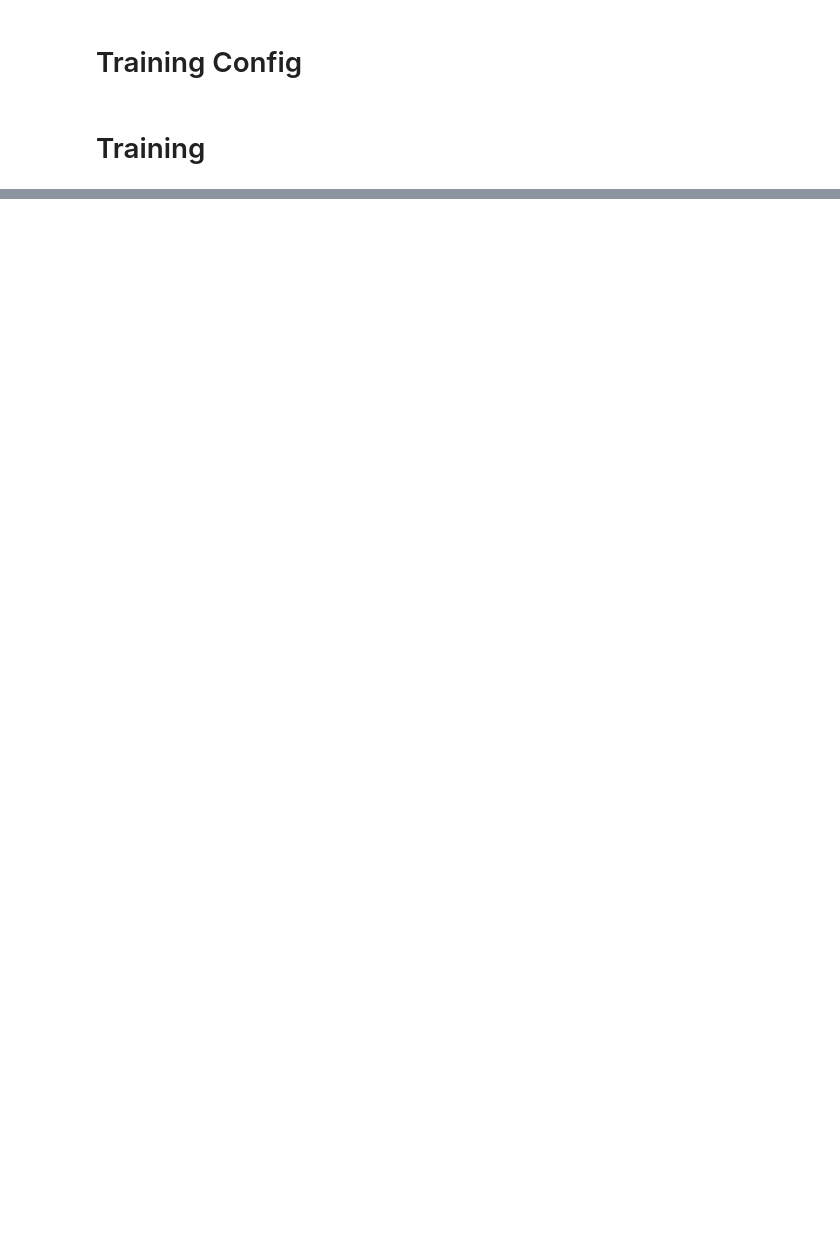
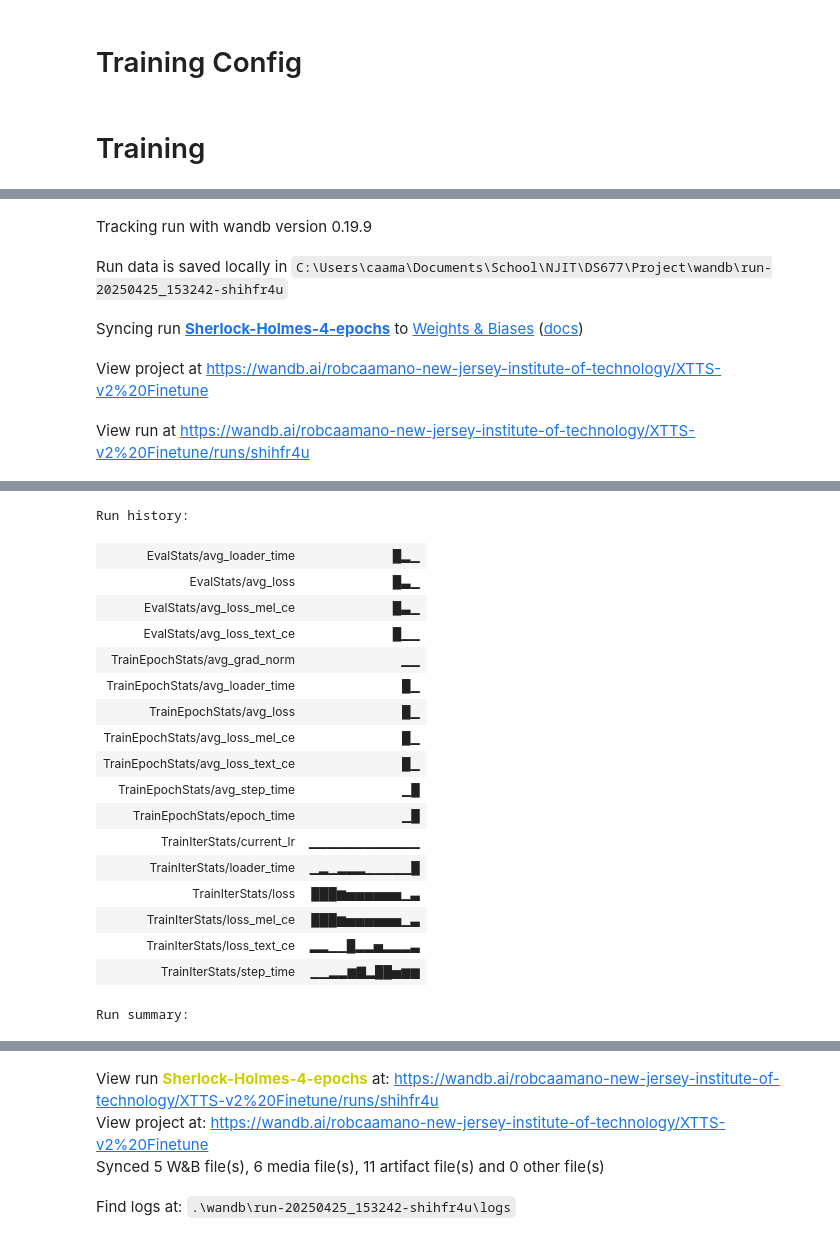
Before and after one commit to Sliverwall/DS677_852_XTTS_V2_SINGLE_SPEAKER_FINE_TUNING, a Jupyter notebook: finetune_xtts-v2.ipynb, the cells around one changed output, grey strips where cells are left out. Drawn from its saved outputs; the diff is of its cells as text; code cells hidden in the pictures; blank space fills up the shorter version.

```diff
--- a/finetune_xtts-v2.ipynb
+++ b/finetune_xtts-v2.ipynb
@@ -118,10 +105,12 @@ Choosing the right speaker reference is VERY important for XTTS-v2. Select ~10 c
 # Modify model arguments
 model_args = GPTArgs(
     max_conditioning_length=143677, # Audio used for conditioning latents should be less than this
+    # max_conditioning_length=132300 # Docs has 6 secs
     min_conditioning_length=66150, # and more than this
     debug_loading_failures=True,
-    max_wav_length=223997, # Set >= longest audio in dataset
-    max_text_length=200,
+    max_wav_length=255995, # Set >= longest audio in dataset
+    # max_wav_length=255995, # Docs has ~11.6 seconds
+    max_text_length=66150,
     mel_norm_file=MEL_NORM_FILE,
     dvae_checkpoint=DVAE_CHECKPOINT,
     xtts_checkpoint=XTTS_CHECKPOINT,
@@ -144,21 +124,26 @@ SPEAKER_REFERENCE = './audio/FILE.wav' # To be changed
 # %% [markdown]
 # Training Config
 # %%
-OUT_PATH = './training_outputs/'
+OUT_PATH = './run/training/'
+if not os.path.exists(OUT_PATH):
+    os.makedirs(OUT_PATH)
 
-RUN_NAME = 'xtts-v2_test'
+RUN_NAME = 'Sherlock-Holmes-4-epochs'
 # RUN_NAME = f"xttsv2_finetune_{datetime.now().strftime('%Y%m%d_%H%M')}"
 PROJECT_NAME = 'XTTS-v2 Finetune'
 DASHBOARD_LOGGER = 'wandb'
 LOGGER_URI = None
 
 OPTIMIZER_WD_ONLY_ON_WEIGHTS = True
-BATCH_SIZE = 4 # 4 is common
-LANGUAGE = 'en'
+BATCH_SIZE = 3 # 4 is common
+GRAD_ACUMM_STEPS = 84 # 252
+# Note: we recommend that BATCH_SIZE * GRAD_ACUMM_STEPS need to be at least 252 for more efficient training.
+# You can increase/decrease BATCH_SIZE but then set GRAD_ACUMM_STEPS accordingly.
+START_WITH_EVAL = True
 # %%
 config = GPTTrainerConfig(
     run_eval=True,
-    epochs = 1000, # assuming you want to end training manually w/ keyboard interrupt
+    epochs = 4, # assuming you want to end training manually w/ keyboard interrupt
     output_path=OUT_PATH,
     model_args=model_args,
     run_name=RUN_NAME,
@@ -178,8 +163,8 @@ config = GPTTrainerConfig(
     print_step=50,
     plot_step=100,
     log_model_step=1000,
-    save_step=None,
-    save_n_checkpoints=3, # Rotate last 3 checkpoints
+    save_step=1000,
+    save_n_checkpoints=1,
     save_checkpoints=True,
     print_eval=True,
     optimizer="AdamW",
@@ -190,31 +175,24 @@ config = GPTTrainerConfig(
     lr_scheduler_params={"milestones": [50000 * 18, 150000 * 18, 300000 * 18], "gamma": 0.5, "last_epoch": -1},
     test_sentences=[
         {
-            "text": "It took me quite a long time to develop a voice, and now that I have it I'm not going to be silent.",
+            "text": SPEAKER_TEXT[0],
             "speaker_wav": SPEAKER_REFERENCE,
             "language": LANGUAGE,
         },
         {
-            "text": "This cake is great. It's so delicious and moist.",
+            "text": SPEAKER_TEXT[1],
             "speaker_wav": SPEAKER_REFERENCE,
             "language": LANGUAGE,
         },
-        {
-            "text": "Hello my name is Rob and this is my presentation.",
-            "speaker_wav": SPEAKER_REFERENCE,
-            "language": LANGUAGE,
-        }
-
     ],
 )
-
-model = GPTTrainer.init_from_config(config)
 # %% [markdown]
 # Training
 # %%
-GRAD_ACUMM_STEPS = 252
-START_WITH_EVAL = True
+# Model init
+model = GPTTrainer.init_from_config(config)
 
+# Model training
 trainer = Trainer(
     TrainerArgs(
         restore_path=None, # Change to model path if resuming
@@ -228,4 +206,7 @@ trainer = Trainer(
     train_samples=train_samples,
     eval_samples=eval_samples,
 )
+
+# Manual interupts will set model to save at given checkpoint
 trainer.fit()
+# %% [output]
@@ -231,0 +228,5 @@ trainer.fit()
+Tracking run with wandb version 0.19.9
+Run data is saved locally in C:\Users\caama\Documents\School\NJIT\DS677\Project\wandb\run-20250425_153242-shihfr4u
+Syncing run Sherlock-Holmes-4-epochs to Weights & Biases (docs)
+View project at https://wandb.ai/robcaamano-new-jersey-institute-of-technology/XTTS-v2%20Finetune
+View run at https://wandb.ai/robcaamano-new-jersey-institute-of-technology/XTTS-v2%20Finetune/runs/shihfr4u
@@ -231,0 +251,19 @@ trainer.fit()
+Run history:
+| EvalStats/avg_loader_time | █▂▁ |
+| EvalStats/avg_loss | █▃▁ |
+| EvalStats/avg_loss_mel_ce | █▃▁ |
+| EvalStats/avg_loss_text_ce | █▁▁ |
+| TrainEpochStats/avg_grad_norm | ▁▁ |
+| TrainEpochStats/avg_loader_time | █▁ |
+| TrainEpochStats/avg_loss | █▁ |
+| TrainEpochStats/avg_loss_mel_ce | █▁ |
+| TrainEpochStats/avg_loss_text_ce | █▁ |
+| TrainEpochStats/avg_step_time | ▁█ |
+| TrainEpochStats/epoch_time | ▁█ |
+| TrainIterStats/current_lr | ▁▁▁▁▁▁▁▁▁▁▁▁ |
+| TrainIterStats/loader_time | ▁▂▁▂▂▂▁▁▁▁▁█ |
+| TrainIterStats/loss | ███▆▅▅▅▅▅▅▁▃ |
+| TrainIterStats/loss_mel_ce | ███▆▅▅▅▅▅▅▁▃ |
+| TrainIterStats/loss_text_ce | ▂▂▁▁█▂▂▅▂▂▂▃ |
+| TrainIterStats/step_time | ▁▁▂▂▆▇▂██▅▆▆ |
+Run summary:
@@ -231,0 +287,4 @@ trainer.fit()
+View run Sherlock-Holmes-4-epochs at: https://wandb.ai/robcaamano-new-jersey-institute-of-technology/XTTS-v2%20Finetune/runs/shihfr4u
+View project at: https://wandb.ai/robcaamano-new-jersey-institute-of-technology/XTTS-v2%20Finetune
+Synced 5 W&B file(s), 6 media file(s), 11 artifact file(s) and 0 other file(s)
+Find logs at: .\wandb\run-20250425_153242-shihfr4u\logs
```
Also changed, not shown: parts of 8 cells of this notebook, 1 other file.
